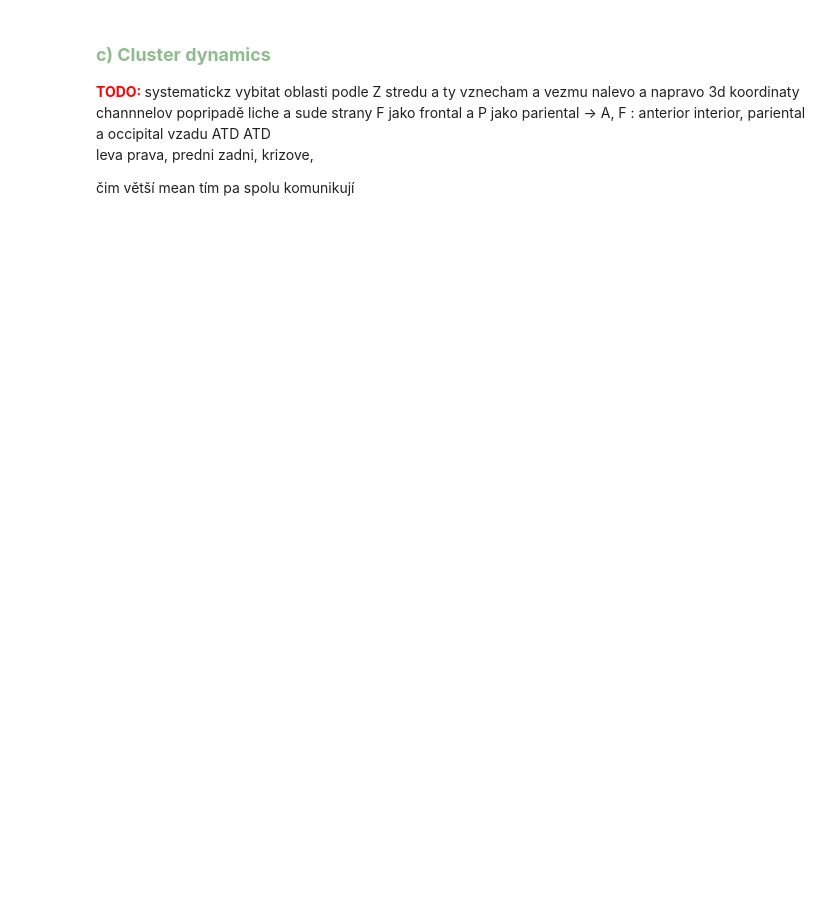
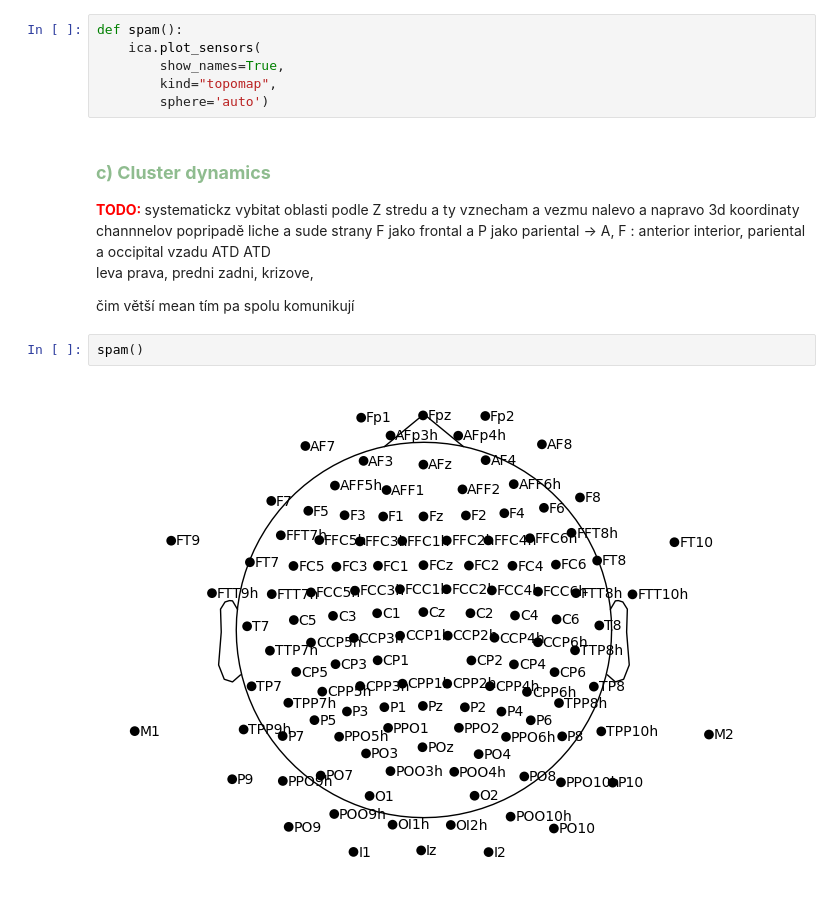
Before and after one commit to Beelzebufo2001/AnalysisBooredEEG, a Jupyter notebook: Notebook/Connectivity.ipynb, the cells around one changed output. Cells and saved outputs as stored; diff of their text form; blank space fills up the shorter version.

```diff
--- a/Notebook/Connectivity.ipynb
+++ b/Notebook/Connectivity.ipynb
@@ -451,6 +484,12 @@ CP6 P10 0.3194890107006426
 P10 CCP6h 0.3194290047296857
 T8 P10 0.3186111352508992
 [figure]
+# %%
+def spam():
+    ica.plot_sensors(
+        show_names=True,
+        kind="topomap",
+        sphere='auto')
 # %% [markdown]
 <h3><span style="color:darkseagreen"><b>c) Cluster dynamics</h3>
 <span style="color:red"><b>TODO: </span>
@@ -462,3 +501,7 @@ interior, pariental a occipital vzadu ATD ATD
 leva prava, predni zadni, krizove,
 
 čim větší mean tím pa spolu komunikují
+# %%
+spam()
+# %% [output]
+[figure, added]
```
Also changed, not shown: parts of 5 cells of this notebook.
